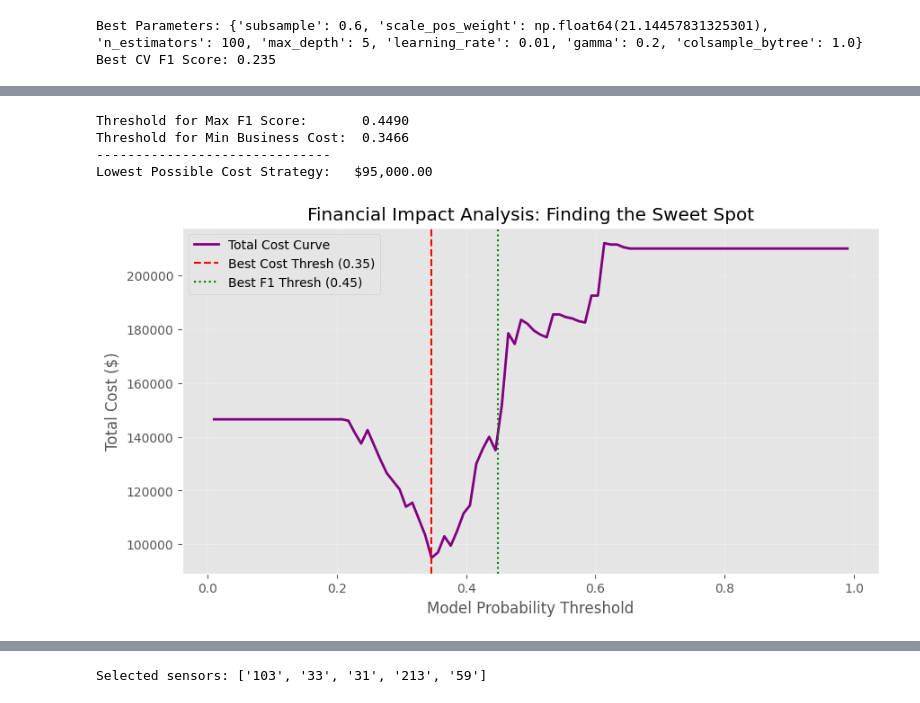
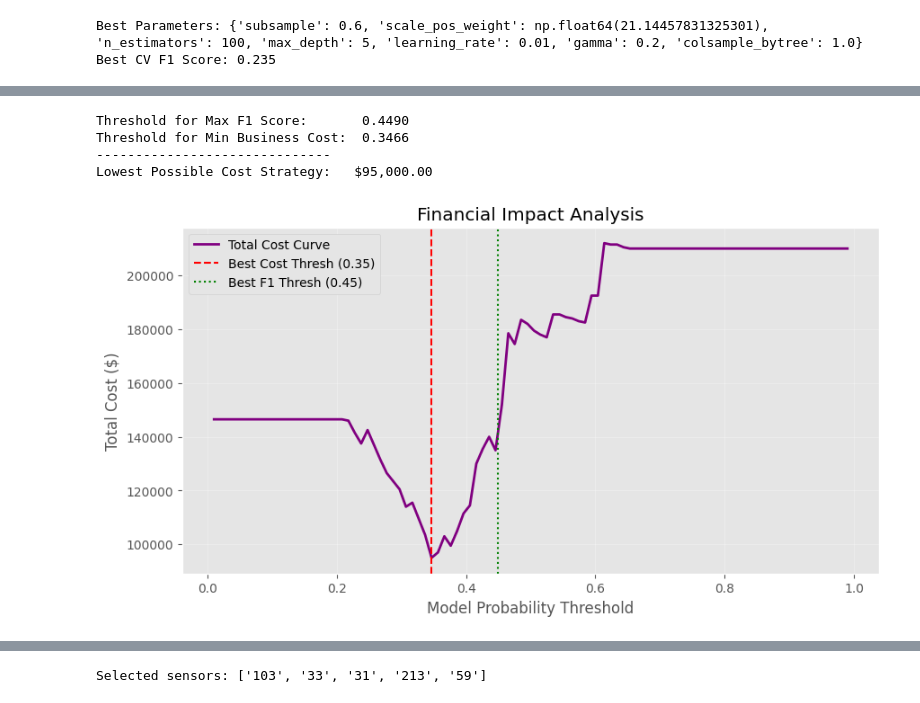
Before and after one commit to yuvipaloozie/Semiconductor-Yield-Optimization-and-RCA, a Jupyter notebook: SECOMGoldenBatch.ipynb, the cells around one changed output, grey strips where cells are left out. Saved outputs shown, nothing was run; the diff lists cells and outputs as text; code cells hidden in the pictures.

```diff
--- a/SECOMGoldenBatch.ipynb
+++ b/SECOMGoldenBatch.ipynb
@@ -414,35 +405,35 @@ for t in thresholds_candidate:
     tn, fp, fn, tp = confusion_matrix(y_test, preds).ravel()
 
     total_cost = (fp * COST_FP) + (fn * COST_FN)
     costs.append(total_cost)
 
 # find min cost
 min_cost_idx = np.argmin(costs)
 best_business_threshold = thresholds_candidate[min_cost_idx]
 min_cost = costs[min_cost_idx]
 
 # compare thresholds
 print(f"Threshold for Max F1 Score:       {best_threshold_tuned:.4f}")
 print(f"Threshold for Min Business Cost:  {best_business_threshold:.4f}")
 print("-" * 30)
 print(f"Lowest Possible Cost Strategy:   ${min_cost:,.2f}")
 
 plt.figure(figsize=(10, 5))
 plt.plot(thresholds_candidate, costs, color='purple', linewidth=2, label='Total Cost Curve')
 plt.axvline(best_business_threshold, color='red', linestyle='--', label=f'Best Cost Thresh ({best_business_threshold:.2f})')
 plt.axvline(best_threshold_tuned, color='green', linestyle=':', label=f'Best F1 Thresh ({best_threshold_tuned:.2f})')
 plt.xlabel('Model Probability Threshold')
 plt.ylabel('Total Cost ($)')
-plt.title('Financial Impact Analysis: Finding the Sweet Spot')
+plt.title('Financial Impact Analysis')
 plt.legend()
 plt.grid(True, alpha=0.3)
 plt.show()
 # %% [output]
 Threshold for Max F1 Score:       0.4490
 Threshold for Min Business Cost:  0.3466
 ------------------------------
 Lowest Possible Cost Strategy:   $95,000.00
-[figure, old version]
+[figure, new version]
 # %%
 explainer_tuned = shap.TreeExplainer(best_model)
 shap_values_tuned = explainer_tuned.shap_values(X_test_imputed)
```
Also changed, not shown: parts of 8 cells of this notebook.
